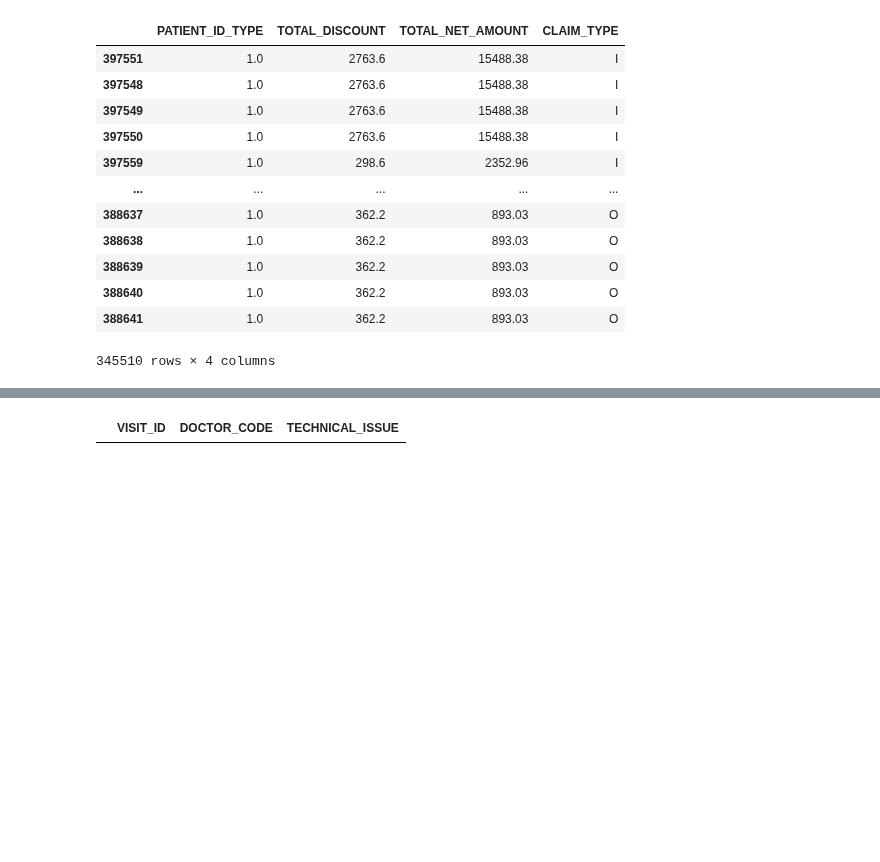
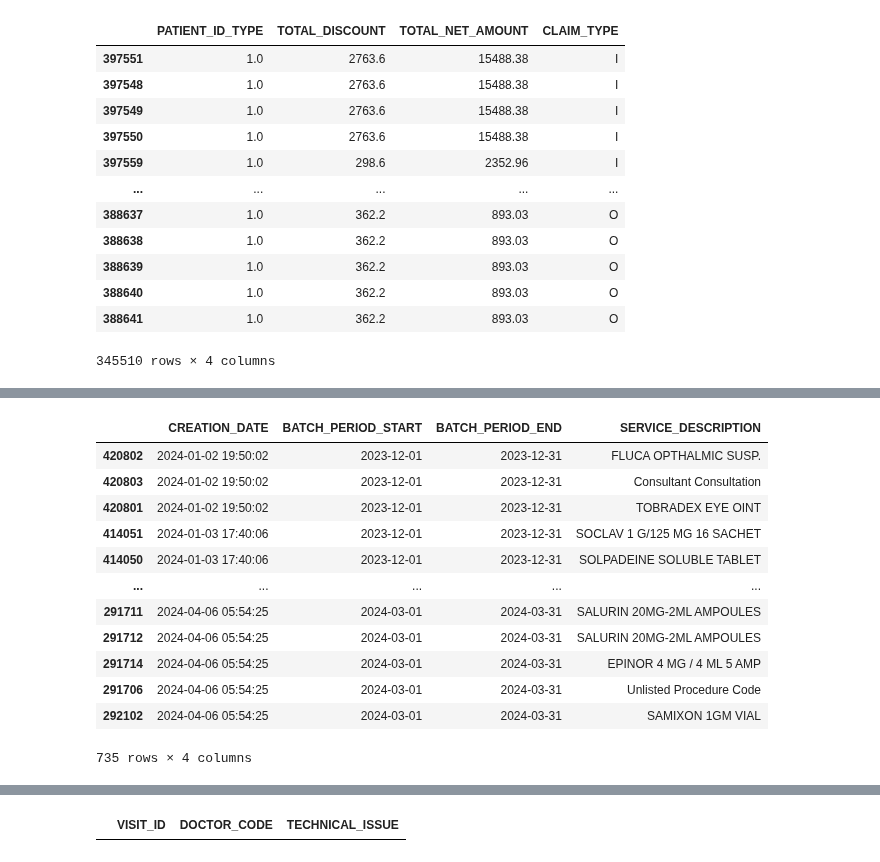
Before and after one commit to Andalusia-Data-Science-Team/Claims_Rejection, a Jupyter notebook: data_loader.ipynb, the cells around one changed output, grey strips where cells are left out. Cells and saved outputs as stored; diff of their text form; code cells hidden in the pictures; blank space fills up the shorter version.

```diff
--- a/data_loader.ipynb
+++ b/data_loader.ipynb
@@ -203,0 +220,16 @@ df[df['NPHIES_CODE'] != 'BE-1-7'][['PATIENT_ID_TYPE','TOTAL_DISCOUNT','TOTAL_NET
+# %%
+df[df['NPHIES_CODE'] == "AD-2-5"][['CREATION_DATE','BATCH_PERIOD_START','BATCH_PERIOD_END', 'SERVICE_DESCRIPTION']]
+# %% [output]
+|  | CREATION_DATE | BATCH_PERIOD_START | BATCH_PERIOD_END | SERVICE_DESCRIPTION |
+| 420802 | 2024-01-02 19:50:02 | 2023-12-01 | 2023-12-31 | FLUCA OPTHALMIC SUSP. |
+| 420803 | 2024-01-02 19:50:02 | 2023-12-01 | 2023-12-31 | Consultant Consultation |
+| 420801 | 2024-01-02 19:50:02 | 2023-12-01 | 2023-12-31 | TOBRADEX EYE OINT |
+| 414051 | 2024-01-03 17:40:06 | 2023-12-01 | 2023-12-31 | SOCLAV 1 G/125 MG 16 SACHET |
+| 414050 | 2024-01-03 17:40:06 | 2023-12-01 | 2023-12-31 | SOLPADEINE SOLUBLE TABLET |
+| ... | ... | ... | ... | ... |
+| 291711 | 2024-04-06 05:54:25 | 2024-03-01 | 2024-03-31 | SALURIN 20MG-2ML AMPOULES |
+| 291712 | 2024-04-06 05:54:25 | 2024-03-01 | 2024-03-31 | SALURIN 20MG-2ML AMPOULES |
+| 291714 | 2024-04-06 05:54:25 | 2024-03-01 | 2024-03-31 | EPINOR 4 MG / 4 ML 5 AMP |
+| 291706 | 2024-04-06 05:54:25 | 2024-03-01 | 2024-03-31 | Unlisted Procedure Code |
+| 292102 | 2024-04-06 05:54:25 | 2024-03-01 | 2024-03-31 | SAMIXON 1GM VIAL |
+735 rows × 4 columns
```
Also changed, not shown: parts of 6 cells of this notebook, 1 other file.
